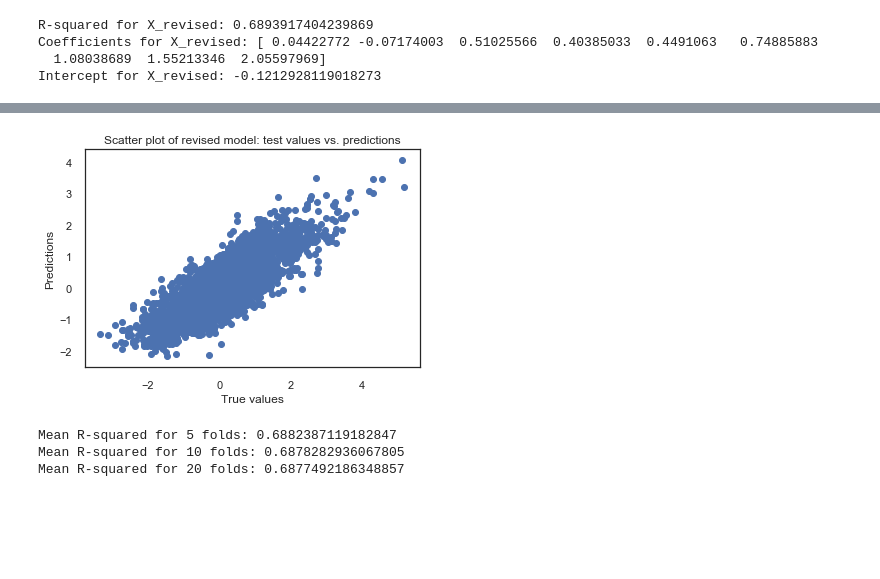
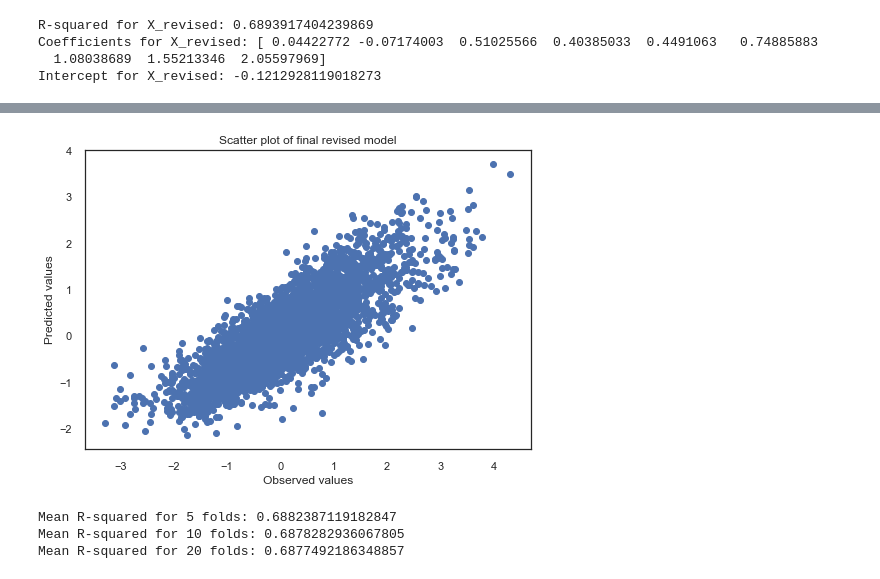
Before and after one commit to katiedave/dsc-1-final-project-online-ds-sp-000, a Jupyter notebook: student.ipynb, the cells around one changed output, grey strips where cells are left out. Cells and saved outputs as stored; diff of their text form; code cells hidden in the pictures; blank space fills up the shorter version.

```diff
--- a/student.ipynb
+++ b/student.ipynb
@@ -610,12 +642,12 @@ R-squared for X_revised: 0.6924623045550673
 # %%
 # The line / model
 plt.scatter(y_rev_test, predictions)
-plt.xlabel('True values')
-plt.ylabel('Predictions')
-plt.title('Scatter plot of revised model: test values vs. predictions')
+plt.xlabel('Observed values')
+plt.ylabel('Predicted values')
+plt.title('Scatter plot of final revised model')
 plt.show();
 # %% [output]
-[figure, old version]
+[figure, new version]
 # %%
 # k-fold cross validation for R-squared on X_revised:
 cv_5_mean = np.mean(cross_val_score(linreg, X_revised, y, cv=5, scoring="r2"))
```
Also changed, not shown: parts of 6 cells of this notebook, 4 other files.
